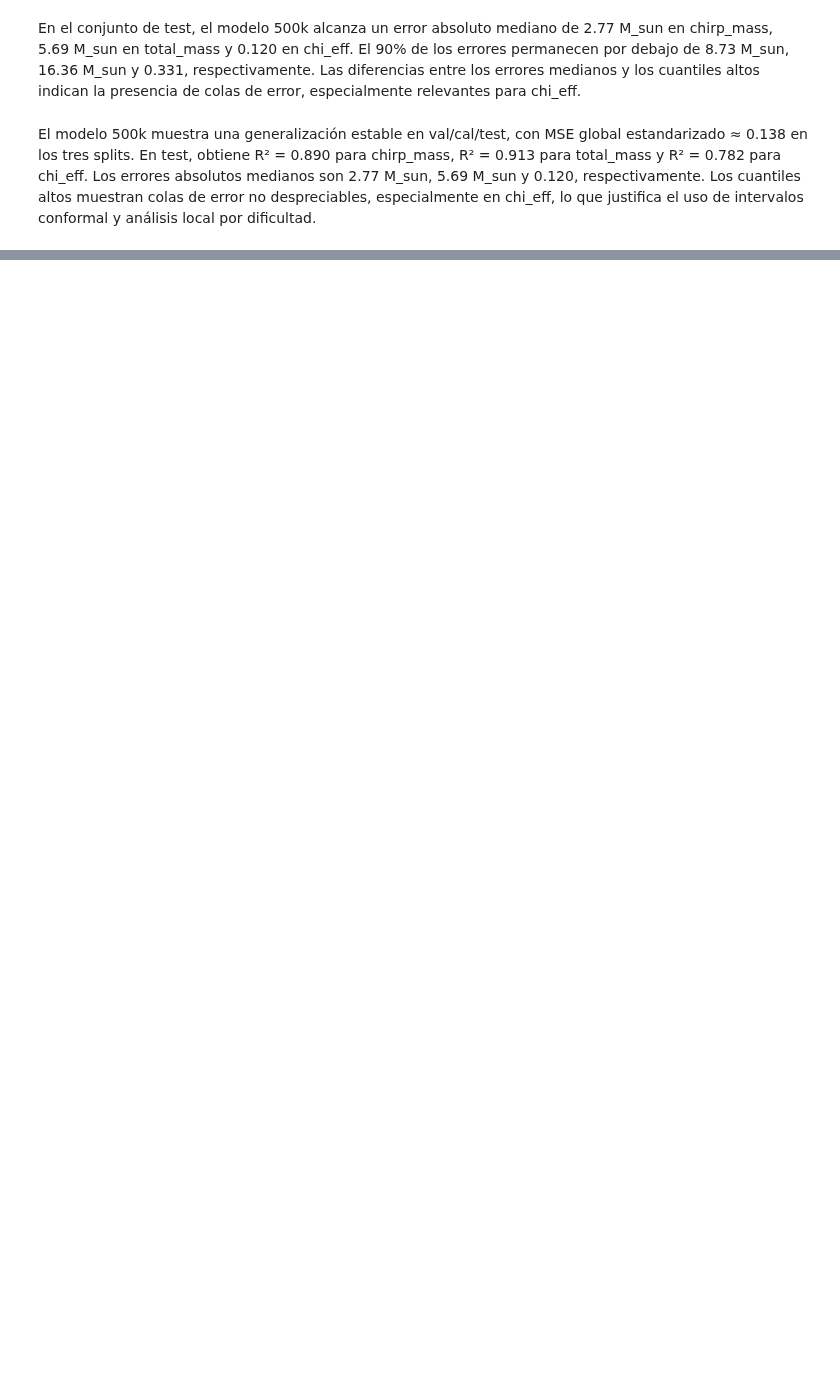
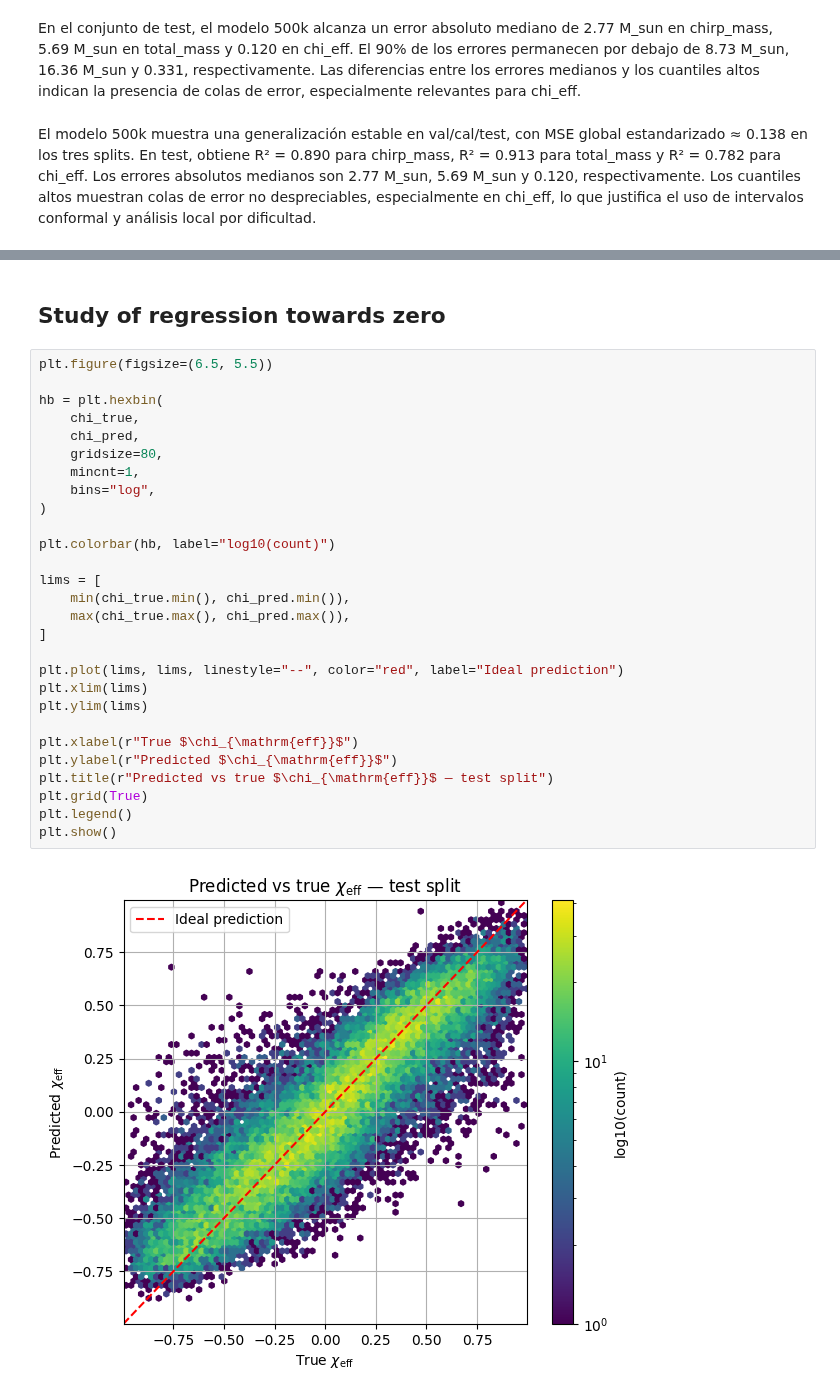
Before and after one commit to victorsh13/Gravitational-Waves-Lab, a Jupyter notebook: cbc_pe/notebooks/03_cnn_evaluation_hdf5_demo.ipynb, the cells around one changed output, grey strips where cells are left out. Saved outputs shown, nothing was run; the diff lists cells and outputs as text; blank space fills up the shorter version.

```diff
--- a/cbc_pe/notebooks/03_cnn_evaluation_hdf5_demo.ipynb
+++ b/cbc_pe/notebooks/03_cnn_evaluation_hdf5_demo.ipynb
@@ -1121,0 +1225,32 @@ El modelo 500k muestra una generalización estable en val/cal/test, con MSE glob
+# %% [markdown]
+## Study of regression towards zero
+# %%
+plt.figure(figsize=(6.5, 5.5))
+
+hb = plt.hexbin(
+    chi_true,
+    chi_pred,
+    gridsize=80,
+    mincnt=1,
+    bins="log",
+)
+
+plt.colorbar(hb, label="log10(count)")
+
+lims = [
+    min(chi_true.min(), chi_pred.min()),
+    max(chi_true.max(), chi_pred.max()),
+]
+
+plt.plot(lims, lims, linestyle="--", color="red", label="Ideal prediction")
+plt.xlim(lims)
+plt.ylim(lims)
+
+plt.xlabel(r"True $\chi_{\mathrm{eff}}$")
+plt.ylabel(r"Predicted $\chi_{\mathrm{eff}}$")
+plt.title(r"Predicted vs true $\chi_{\mathrm{eff}}$ — test split")
+plt.grid(True)
+plt.legend()
+plt.show()
+# %% [output]
+[figure, added]
```
Also changed, not shown: parts of 42 cells of this notebook.
